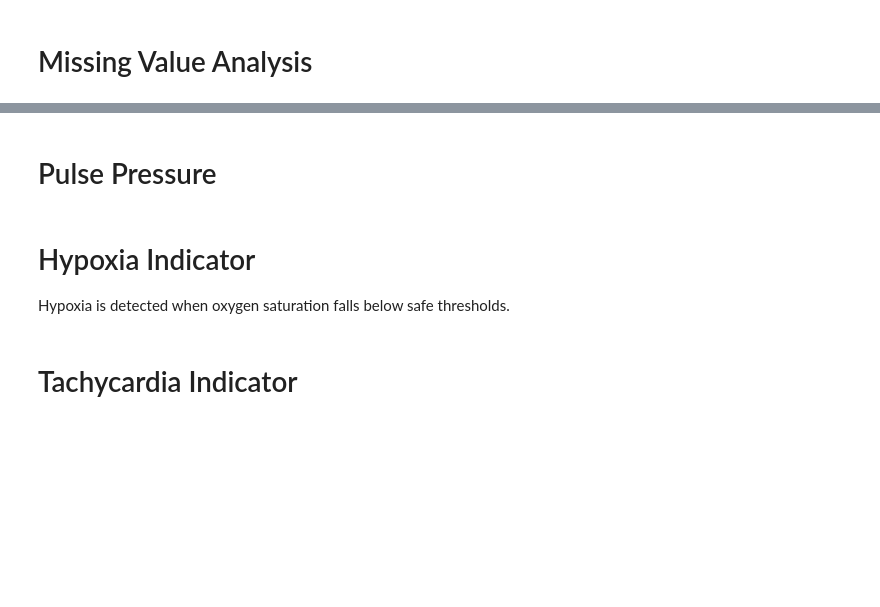
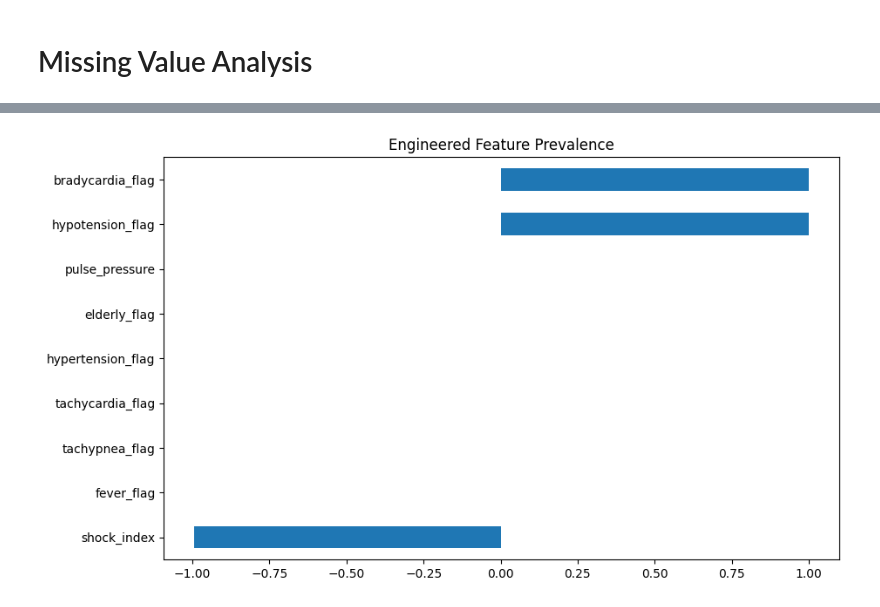
Before and after one commit to ShivamMathtech/TriageAI-X, a Jupyter notebook: triagegeist_hack_kagg.ipynb, the cells around one changed output, grey strips where cells are left out. Cells and saved outputs as stored; diff of their text form; code cells hidden in the pictures; blank space fills up the shorter version.

```diff
--- a/triagegeist_hack_kagg.ipynb
+++ b/triagegeist_hack_kagg.ipynb
@@ -424,0 +806,29 @@ Shock Index is an important indicator of hemodynamic instability.
+# %%
+# ==========================================
+# HYPOTENSION FLAG
+# ==========================================
+
+train_df["hypotension_flag"] = (
+    train_df["systolic_bp"] < 90
+).astype(int)
+# %%
+# ==========================================
+# ENGINEERED FEATURES
+# ==========================================
+
+engineered_features = [
+    "shock_index",
+    "pulse_pressure",
+    "fever_flag",
+    "hypotension_flag",
+    "tachycardia_flag",
+    "bradycardia_flag",
+    "tachypnea_flag",
+    "hypertension_flag",
+    "elderly_flag",
+
+]
+
+train_df[
+    engineered_features
+].head()
@@ -425,13 +842,17 @@ Shock Index is an important indicator of hemodynamic instability.
 # %%
 # ==========================================
-# SHOCK INDEX
+# ENGINEERED FEATURE DISTRIBUTION
 # ==========================================
 
-train_df["shock_index"] = (
-    train_df["heart_rate"] /
-    train_df["systolic_bp"]
+train_df[
+    engineered_features
+].mean().sort_values().plot(
+    kind="barh",
+    figsize=(10,6)
 )
 
-train_df["shock_index"].head()
+plt.title("Engineered Feature Prevalence")
+
+plt.show()
+# %% [output]
+[figure, added]
-# %% [markdown]
-# Pulse Pressure
@@ -449,4 +858,0 @@ train_df["pulse_pressure"].head()
-# %% [markdown]
-# Hypoxia Indicator
-
-Hypoxia is detected when oxygen saturation falls below safe thresholds.
@@ -463,2 +858,0 @@ train_df["hypoxia_flag"].value_counts()
-# %% [markdown]
-# Tachycardia Indicator
```
Also changed, not shown: parts of 80 cells of this notebook.
